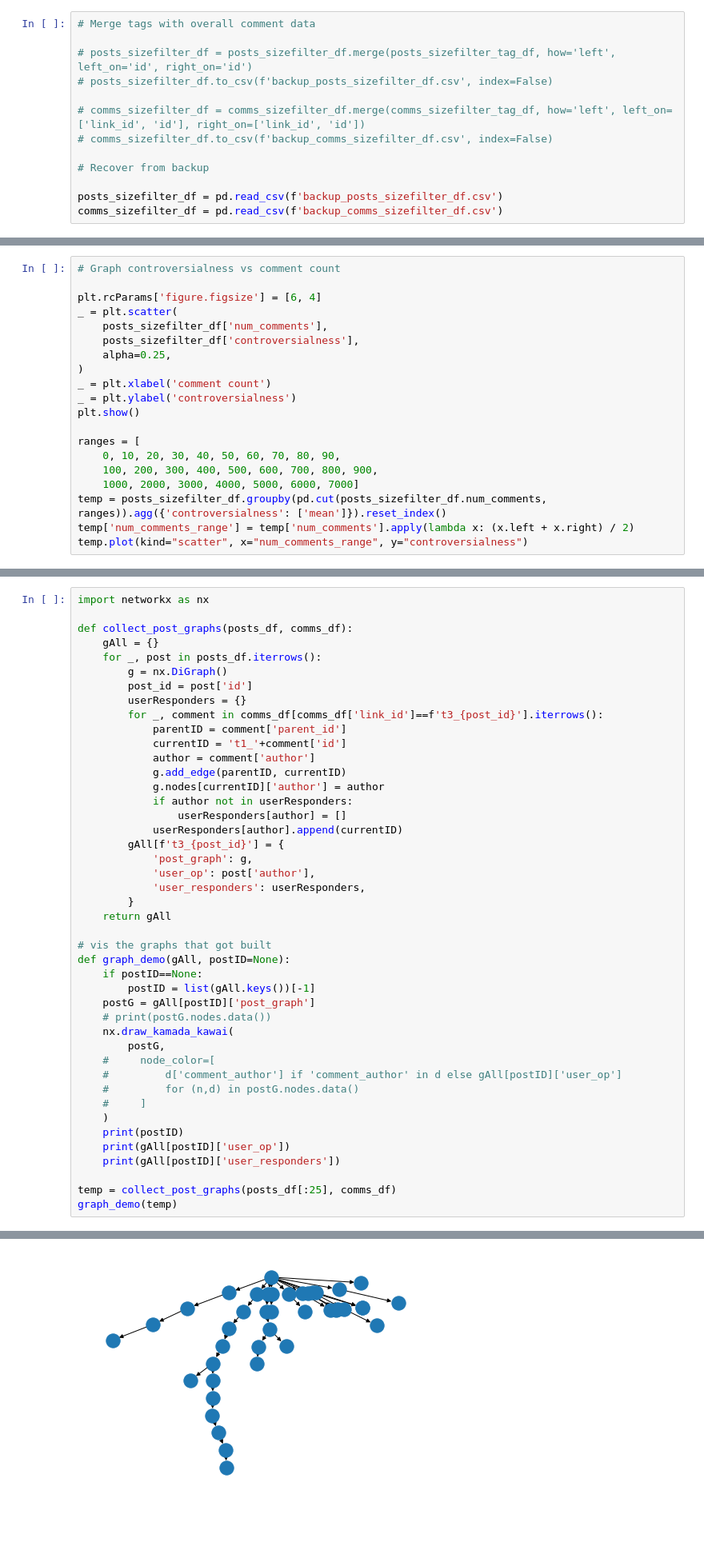
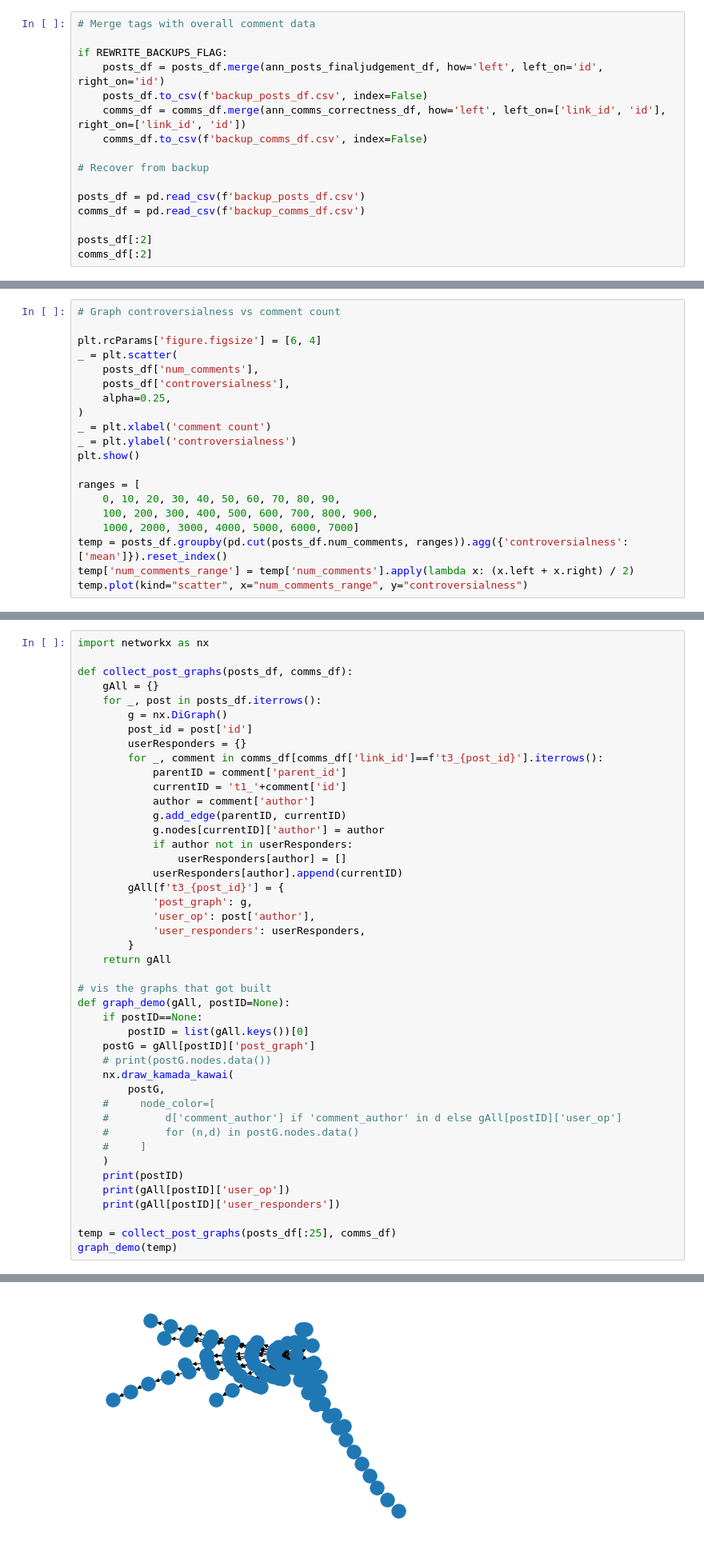
Before and after one commit to cephcyn/cornell_cs6742_a2, a Jupyter notebook: 01_metric_feasibility.ipynb, the cells around one changed output, grey strips where cells are left out. Shown at 80% size. Saved outputs shown, nothing was run; the diff lists cells and outputs as text; blank space fills up the shorter version.

Commit message:
update backup data format

```diff
--- a/01_metric_feasibility.ipynb
+++ b/01_metric_feasibility.ipynb
@@ -335,13 +388,16 @@ comms_sizefilter_tag_df = pd.read_csv(f'backup_comms_sizefilter_tag_df.csv')
 # %%
 # Merge tags with overall comment data
 
-# posts_sizefilter_df = posts_sizefilter_df.merge(posts_sizefilter_tag_df, how='left', left_on='id', right_on='id')
-# posts_sizefilter_df.to_csv(f'backup_posts_sizefilter_df.csv', index=False)
-
-# comms_sizefilter_df = comms_sizefilter_df.merge(comms_sizefilter_tag_df, how='left', left_on=['link_id', 'id'], right_on=['link_id', 'id'])
-# comms_sizefilter_df.to_csv(f'backup_comms_sizefilter_df.csv', index=False)
+if REWRITE_BACKUPS_FLAG:
+    posts_df = posts_df.merge(ann_posts_finaljudgement_df, how='left', left_on='id', right_on='id')
+    posts_df.to_csv(f'backup_posts_df.csv', index=False)
+    comms_df = comms_df.merge(ann_comms_correctness_df, how='left', left_on=['link_id', 'id'], right_on=['link_id', 'id'])
+    comms_df.to_csv(f'backup_comms_df.csv', index=False)
 
 # Recover from backup
 
-posts_sizefilter_df = pd.read_csv(f'backup_posts_sizefilter_df.csv')
-comms_sizefilter_df = pd.read_csv(f'backup_comms_sizefilter_df.csv')
+posts_df = pd.read_csv(f'backup_posts_df.csv')
+comms_df = pd.read_csv(f'backup_comms_df.csv')
+
+posts_df[:2]
+comms_df[:2]
@@ -373,8 +436,8 @@ plt.show()
 
 plt.rcParams['figure.figsize'] = [6, 4]
 _ = plt.scatter(
-    posts_sizefilter_df['num_comments'],
-    posts_sizefilter_df['controversialness'],
+    posts_df['num_comments'],
+    posts_df['controversialness'],
     alpha=0.25,
 )
 _ = plt.xlabel('comment count')
@@ -385,7 +448,7 @@ ranges = [
     0, 10, 20, 30, 40, 50, 60, 70, 80, 90,
     100, 200, 300, 400, 500, 600, 700, 800, 900,
     1000, 2000, 3000, 4000, 5000, 6000, 7000]
-temp = posts_sizefilter_df.groupby(pd.cut(posts_sizefilter_df.num_comments, ranges)).agg({'controversialness': ['mean']}).reset_index()
+temp = posts_df.groupby(pd.cut(posts_df.num_comments, ranges)).agg({'controversialness': ['mean']}).reset_index()
 temp['num_comments_range'] = temp['num_comments'].apply(lambda x: (x.left + x.right) / 2)
 temp.plot(kind="scatter", x="num_comments_range", y="controversialness")
 # %% [output]
@@ -436,7 +499,7 @@ def collect_post_graphs(posts_df, comms_df):
 # vis the graphs that got built
 def graph_demo(gAll, postID=None):
     if postID==None:
-        postID = list(gAll.keys())[-1]
+        postID = list(gAll.keys())[0]
     postG = gAll[postID]['post_graph']
     # print(postG.nodes.data())
     nx.draw_kamada_kawai(
@@ -459,4 +522,4 @@ superrlo
-[figure, old version]
+[figure, new version]
 # %%
 import pickle
 
```
Also changed, not shown: parts of 34 cells of this notebook, 1 other file.
